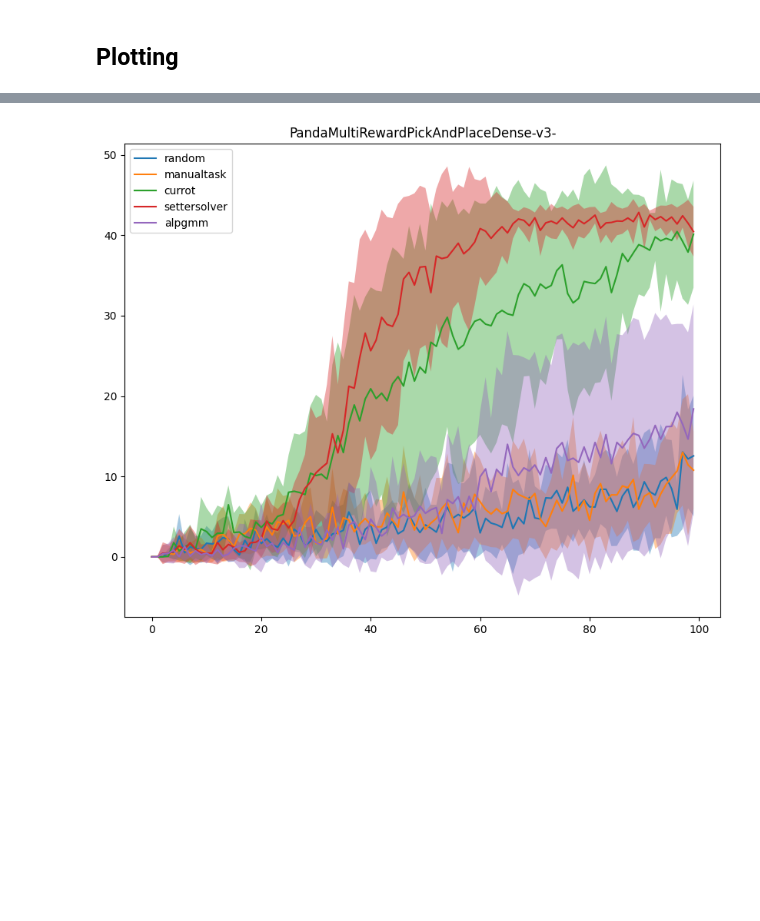
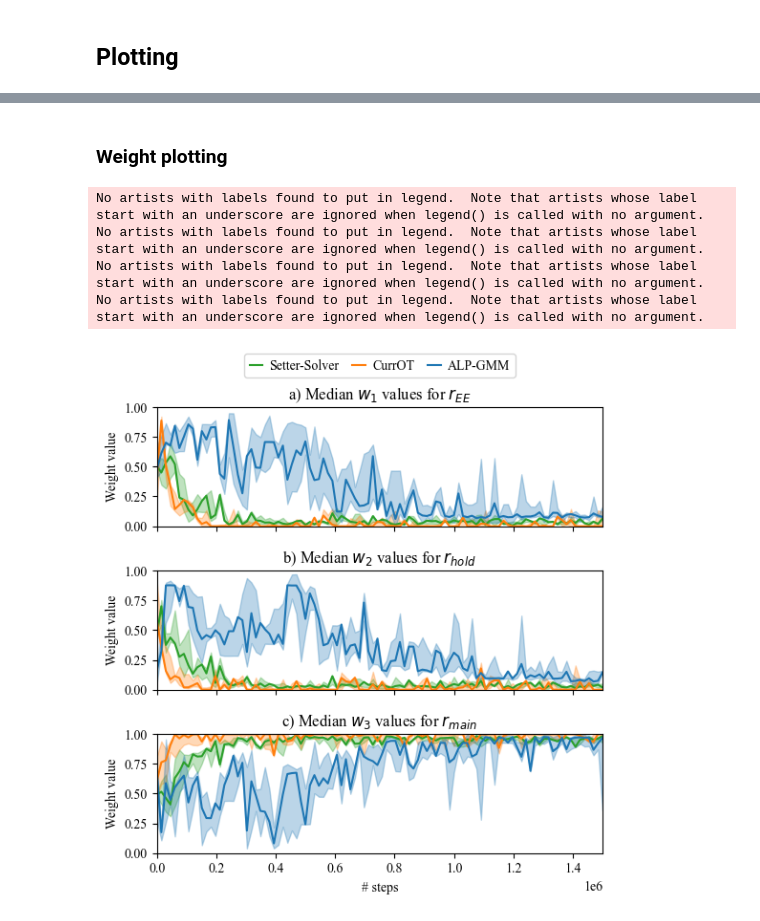
Before and after one commit to benquick123/RewardCurriculum, a Jupyter notebook: ipynbs/panda_env_analysis.ipynb, the cells around one changed output, grey strips where cells are left out. Saved outputs shown, nothing was run; the diff lists cells and outputs as text; code cells hidden in the pictures; blank space fills up the shorter version.

```diff
--- a/ipynbs/panda_env_analysis.ipynb
+++ b/ipynbs/panda_env_analysis.ipynb
@@ -8,7 +15,7 @@ from tensorboard.backend.event_processing import event_accumulator
 # %% [markdown]
 ## Our setup results paths
 # %%
-RESULTS_PATH = "../results/panda_pick_and_place"
+RESULTS_PATH = "../results/panda_pick_and_place_long"
 LOGS_TEMPLATE_PATH = os.path.join(RESULTS_PATH, "%s", "tb", "TQC_1")
 
 LOG_PATH_LIST = [LOGS_TEMPLATE_PATH % folder for folder in os.listdir(RESULTS_PATH) if os.path.isdir(os.path.join(RESULTS_PATH, folder))]
@@ -62,8 +69,8 @@ for filepath in BIPARS_LOG_PATH_LIST:
     ea = event_accumulator.EventAccumulator(filepath, size_guidance={"scalars": 0})
     ea.Reload()
 
-    scalars = [scalar.value for scalar in ea.Scalars("Test_Episode_Reward")]
-    scalars = np.interp(np.arange(100) * (len(scalars) / 100), np.arange(len(scalars)), scalars).tolist()
+    scalars = [scalar.value for scalar in ea.Scalars("Test_Episode_Success")]
+    scalars = np.interp(np.linspace(0, len(scalars), 100), np.arange(len(scalars)), scalars).tolist()
 
     results_dict[baseline_type][environment].append(scalars)
 
@@ -92,32 +179,73 @@ def filter_recursively(keywords, dictionary):
+# %% [markdown]
+### Weight plotting
 # %%
 results_to_plot, keys_to_plot = [], []
-nrows = None
-for key in results_dict.keys():
+nrows = 3
+keys_map = {
+    "random": "Random weights",
+    "manualtask": "Main task only",
+    "currot": "CurrOT",
+    "settersolver": "Setter-Solver",
+    "alpgmm": "ALP-GMM",
+    "sacx": "SAC-Q",
+    "BiPaRS_v1_fop": "BiPaRS-v1",
+    "BiPaRS_v2_fsa": "BiPaRS-v2",
+    "BiPaRS_v3_fsart": "BiPaRS-v3"
+}
+
+ignore = {"random", "manualtask", "sacx"}
+algorithm_order = ["manualtask", "random", "sacx", "BiPaRS_v3_fsart", "settersolver", "currot", "alpgmm"]
+
+for key in algorithm_order:
     _keys_to_plot, _results_to_plot = filter_recursively([key, "*"], results_dict)
     _keys_to_plot = np.array(_keys_to_plot)[np.argsort(_keys_to_plot)]
     _results_to_plot = np.array(_results_to_plot, dtype=object)[np.argsort(_keys_to_plot)]
 
     if nrows is None:
         nrows = int(np.ceil(len(_keys_to_plot) / 5))
 
     results_to_plot.append(_results_to_plot)
     keys_to_plot.append(_keys_to_plot)
 
-fig, axes = plt.subplots(nrows, 1, figsize=(10, 8))
+fig, axes = plt.subplots(nrows, 1, figsize=(5.5, 6), sharex=True)
 axes = np.reshape(axes, -1)
 
 for idx, (keys_to_plot, results_to_plot) in enumerate(zip(keys_to_plot, results_to_plot)):
     for ax, key, result in zip(axes, keys_to_plot, results_to_plot):
+        if key.split("-")[0] in ignore:
+            continue
+
         result = result.astype(float)
 
-        ax.plot(result.mean(axis=0), c="C" + str(idx), label=key.split("-")[0])
+        ax.plot(np.linspace(0, num_steps, len(result[0])), np.median(result, axis=0), c="C" + str(len(algorithm_order) - idx - 1), label=keys_map[key.split("-")[0]])
+        # ax.plot(np.median(result, axis=0), c="C" + str(idx), label=keys_map[key.split("-")[0]])
         if len(result) > 1:
-            ax.fill_between(np.arange(len(result[0])), result.mean(axis=0) - result.std(axis=0), result.mean(axis=0) + result.std(axis=0), alpha=0.4)
-        ax.set_title("-".join(key.split("-")[1:]))
+            # ax.fill_between(np.arange(len(result[0])), result.mean(axis=0) - result.std(axis=0), result.mean(axis=0) + result.std(axis=0), alpha=0.4)
+            ax.fill_between(np.linspace(0, num_steps, len(result[0])), np.percentile(result, 25, axis=0), np.percentile(result, 75, axis=0), alpha=0.3, color="C" + str(len(algorithm_order) - idx - 1))
+        # ax.set_title("-".join(key.split("-")[1:]))
 
     # axes[-1].plot([0], [0], c="C" + str(idx), label=labels[idx])
-    axes[0].legend()
+    axes[0].legend(loc=10, ncols=3, bbox_to_anchor=(0.5, 1.35), columnspacing=1, handlelength=1, handletextpad=0.5)
 
-plt.savefig(os.path.join(RESULTS_PATH, "mean_reward.pdf"))
+axes[0].set_xlim(-1, num_steps+1)
+axes[0].set_ylim(0, 1)
+axes[1].set_ylim(0, 1)
+axes[2].set_ylim(0, 1)
+
+axes[0].set_title("a) Median $w_1$ values for $r_{EE}$")
+axes[1].set_title("b) Median $w_2$ values for $r_{hold}$")
+axes[2].set_title("c) Median $w_3$ values for $r_{main}$")
+
+axes[0].set_ylabel("Weight value")
+axes[1].set_ylabel("Weight value")
+axes[2].set_ylabel("Weight value")
+axes[2].set_xlabel("# steps")
+plt.tight_layout()
+
+plt.savefig(os.path.join(RESULTS_PATH, "weights.pdf"))
 # %% [output]
+No artists with labels found to put in legend.  Note that artists whose label start with an underscore are ignored when legend() is called with no argument.
+No artists with labels found to put in legend.  Note that artists whose label start with an underscore are ignored when legend() is called with no argument.
+No artists with labels found to put in legend.  Note that artists whose label start with an underscore are ignored when legend() is called with no argument.
+No artists with labels found to put in legend.  Note that artists whose label start with an underscore are ignored when legend() is called with no argument.
-[figure, old version]
+[figure, new version]
```
Also changed, not shown: parts of 6 cells of this notebook, 21 other files.
